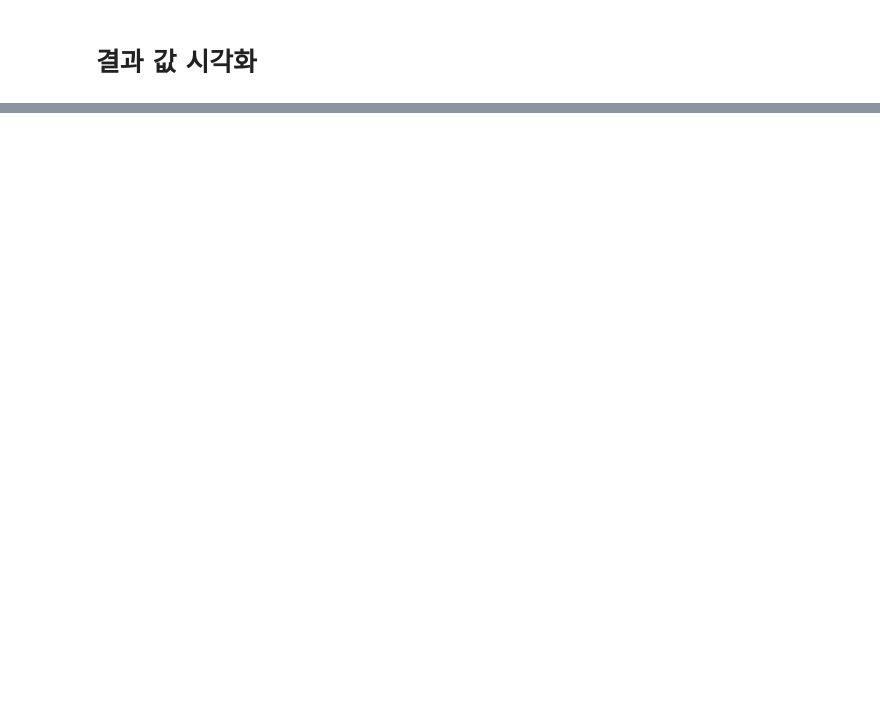
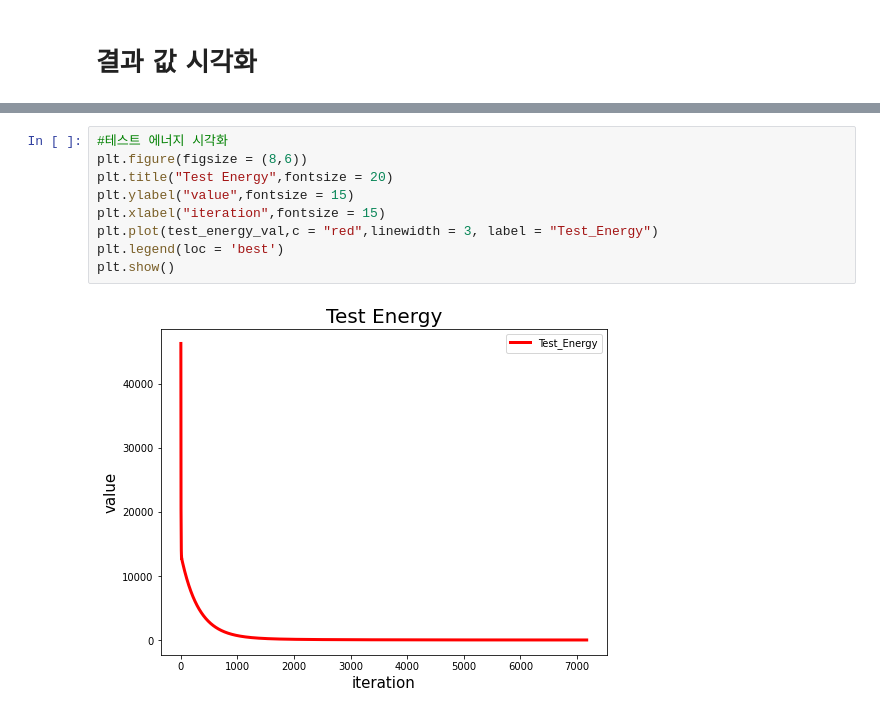
Before and after one commit to thdgmltjd123/MLProject, a Jupyter notebook: 20150711_Assignment04.ipynb, the cells around one changed output, grey strips where cells are left out. Cells and saved outputs as stored; diff of their text form; blank space fills up the shorter version.

```diff
--- a/20150711_Assignment04.ipynb
+++ b/20150711_Assignment04.ipynb
@@ -95,0 +130,11 @@ plt.show()
+# %%
+#테스트 에너지 시각화
+plt.figure(figsize = (8,6))
+plt.title("Test Energy",fontsize = 20)
+plt.ylabel("value",fontsize = 15)
+plt.xlabel("iteration",fontsize = 15)
+plt.plot(test_energy_val,c = "red",linewidth = 3, label = "Test_Energy")
+plt.legend(loc = 'best')
+plt.show()
+# %% [output]
+[figure, added]
```
Also changed, not shown: parts of 3 cells of this notebook.
